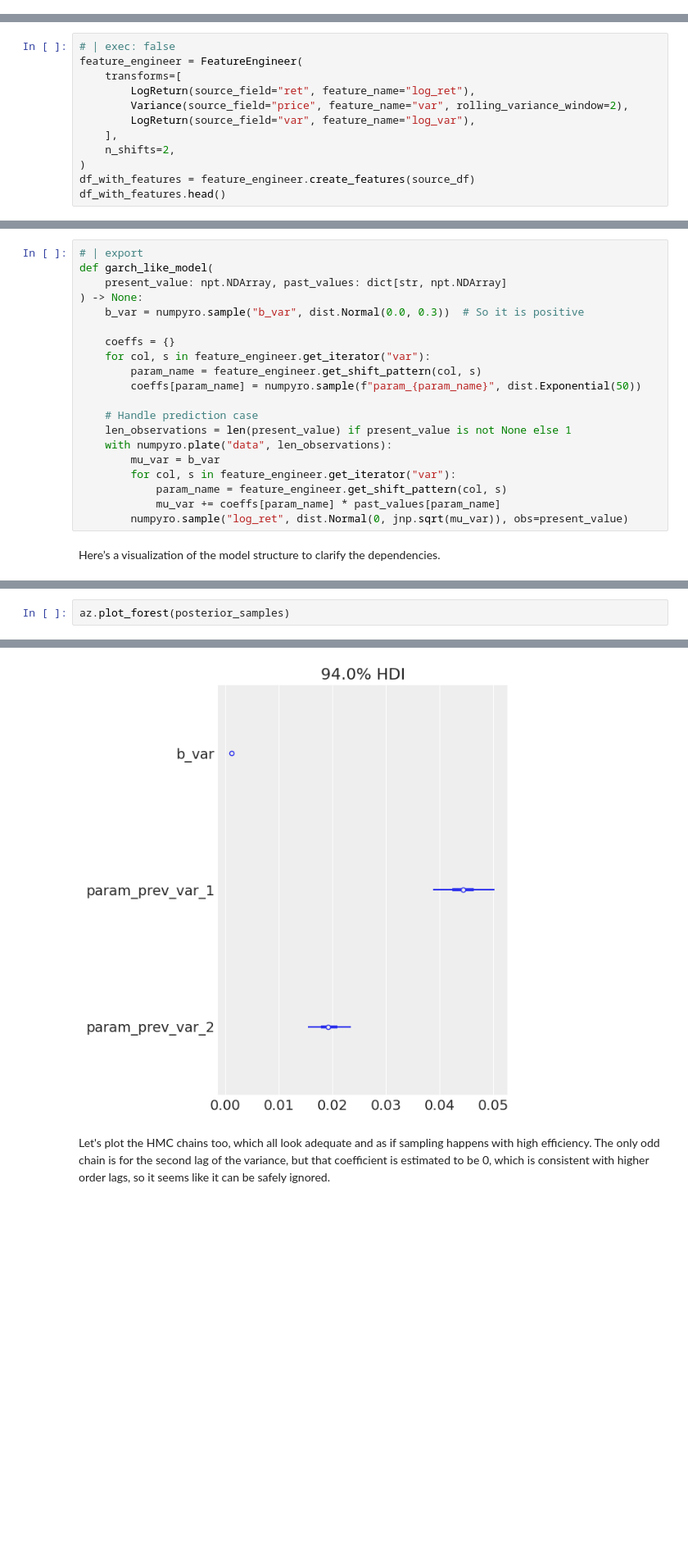
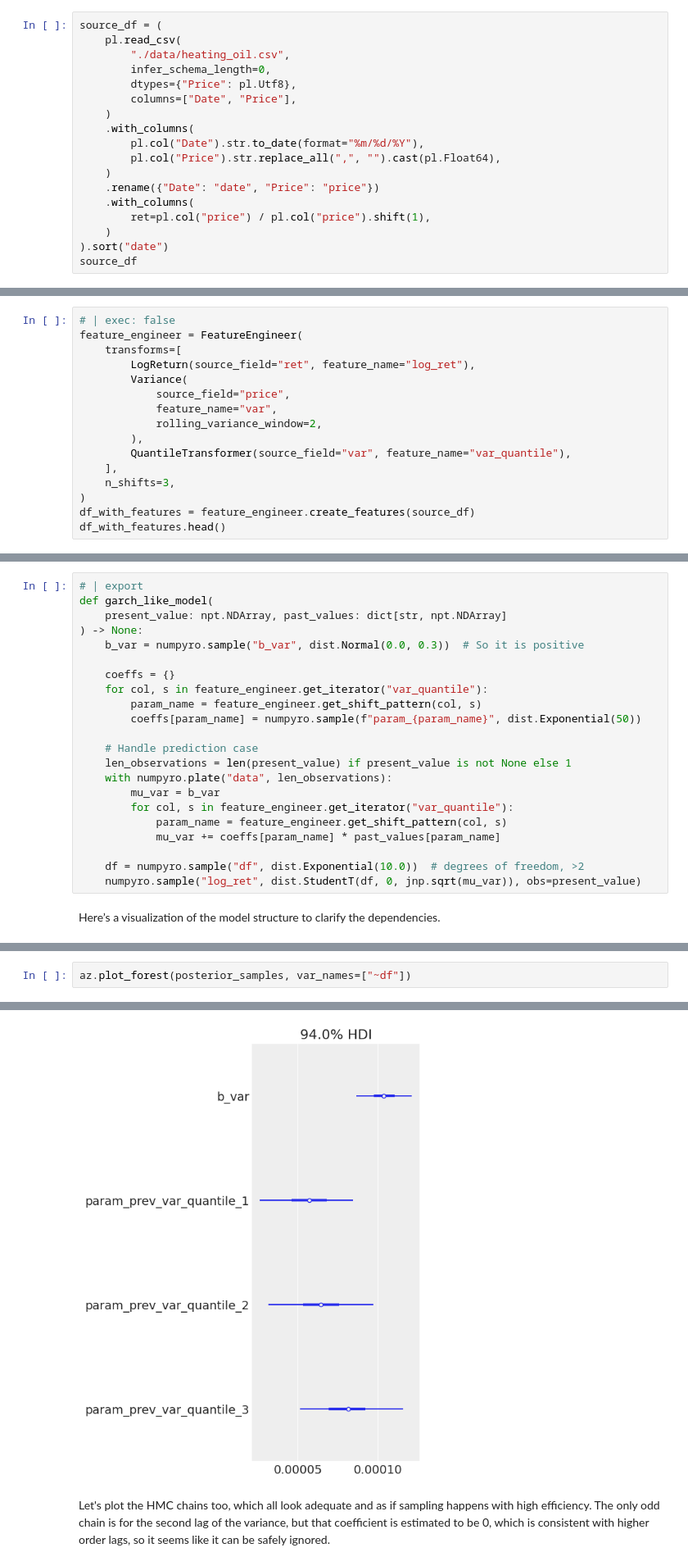
Before and after one commit to sofeikov/bayesianfin, a Jupyter notebook: nbs/01_garch_like_modelling.ipynb, the cells around one changed output, grey strips where cells are left out. Shown at 82% size. Drawn from its saved outputs; the diff is of its cells as text; blank space fills up the shorter version.

```diff
--- a/nbs/01_garch_like_modelling.ipynb
+++ b/nbs/01_garch_like_modelling.ipynb
@@ -60,0 +52,18 @@ shape: (5, 3)
+# %%
+source_df = (
+    pl.read_csv(
+        "./data/heating_oil.csv",
+        infer_schema_length=0,
+        dtypes={"Price": pl.Utf8},
+        columns=["Date", "Price"],
+    )
+    .with_columns(
+        pl.col("Date").str.to_date(format="%m/%d/%Y"),
+        pl.col("Price").str.replace_all(",", "").cast(pl.Float64),
+    )
+    .rename({"Date": "date", "Price": "price"})
+    .with_columns(
+        ret=pl.col("price") / pl.col("price").shift(1),
+    )
+).sort("date")
+source_df
@@ -65,10 +89,14 @@ The class below is implemented to ease off the data analysis and handling. It pr
 feature_engineer = FeatureEngineer(
     transforms=[
         LogReturn(source_field="ret", feature_name="log_ret"),
-        Variance(source_field="price", feature_name="var", rolling_variance_window=2),
-        LogReturn(source_field="var", feature_name="log_var"),
+        Variance(
+            source_field="price",
+            feature_name="var",
+            rolling_variance_window=2,
+        ),
+        QuantileTransformer(source_field="var", feature_name="var_quantile"),
     ],
-    n_shifts=2,
+    n_shifts=3,
 )
 df_with_features = feature_engineer.create_features(source_df)
 df_with_features.head()
@@ -138,7 +169,7 @@ def garch_like_model(
     b_var = numpyro.sample("b_var", dist.Normal(0.0, 0.3))  # So it is positive
 
     coeffs = {}
-    for col, s in feature_engineer.get_iterator("var"):
+    for col, s in feature_engineer.get_iterator("var_quantile"):
         param_name = feature_engineer.get_shift_pattern(col, s)
         coeffs[param_name] = numpyro.sample(f"param_{param_name}", dist.Exponential(50))
 
@@ -146,10 +177,12 @@ def garch_like_model(
     len_observations = len(present_value) if present_value is not None else 1
     with numpyro.plate("data", len_observations):
         mu_var = b_var
-        for col, s in feature_engineer.get_iterator("var"):
+        for col, s in feature_engineer.get_iterator("var_quantile"):
             param_name = feature_engineer.get_shift_pattern(col, s)
             mu_var += coeffs[param_name] * past_values[param_name]
-        numpyro.sample("log_ret", dist.Normal(0, jnp.sqrt(mu_var)), obs=present_value)
+
+    df = numpyro.sample("df", dist.Exponential(10.0))  # degrees of freedom, >2
+    numpyro.sample("log_ret", dist.StudentT(df, 0, jnp.sqrt(mu_var)), obs=present_value)
 # %% [markdown]
 Here’s a visualization of the model structure to clarify the dependencies.
 # %%
@@ -227,8 +262,8 @@ The model seems to be converging well(notice the $\hat{r}$), let us now explore
 # %%
-az.plot_forest(posterior_samples)
+az.plot_forest(posterior_samples, var_names=["~df"])
 # %% [output]
 array([<Axes: title={'center': '94.0% HDI'}>], dtype=object)
-[figure, old version]
+[figure, new version]
 # %% [markdown]
 Let's plot the HMC chains too, which all look adequate and as if sampling happens with high efficiency. The only odd chain is for the second lag of the variance, but that coefficient is estimated to be 0, which is consistent with higher order lags, so it seems like it can be safely ignored.
 # %%
```
Also changed, not shown: parts of 31 cells of this notebook, 15 other files.
